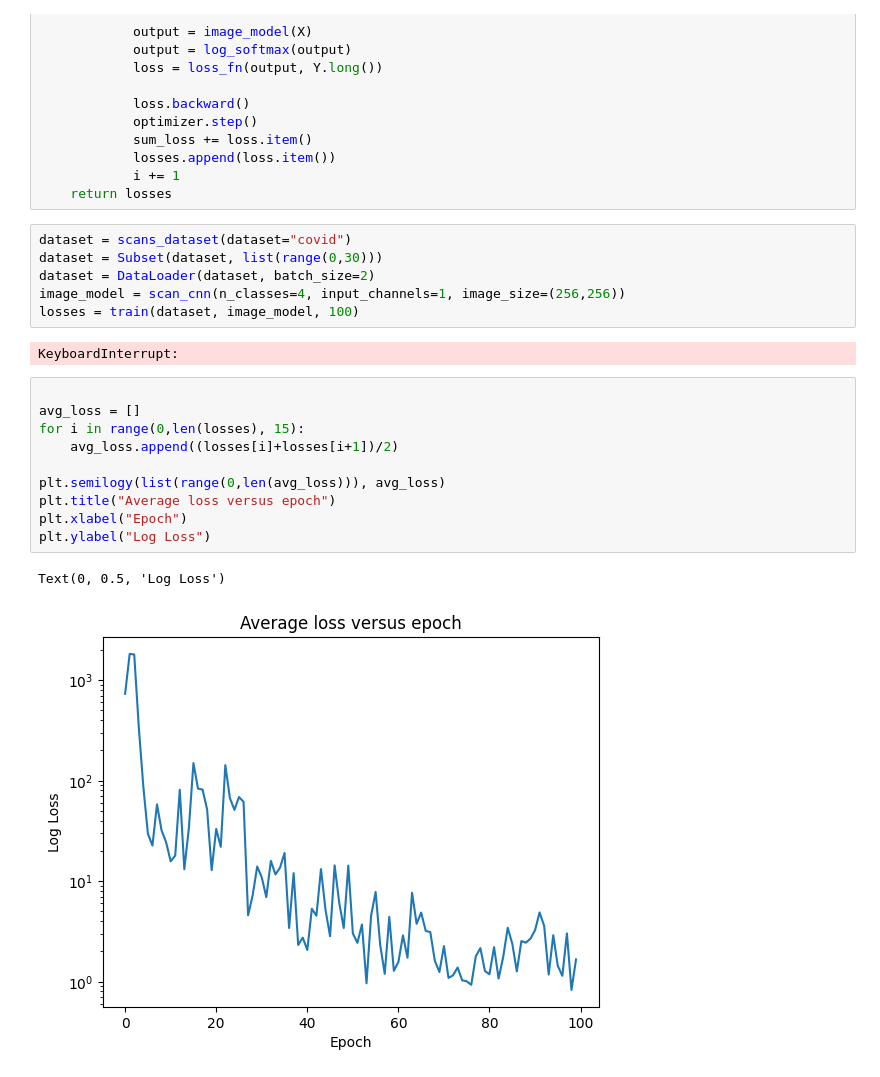
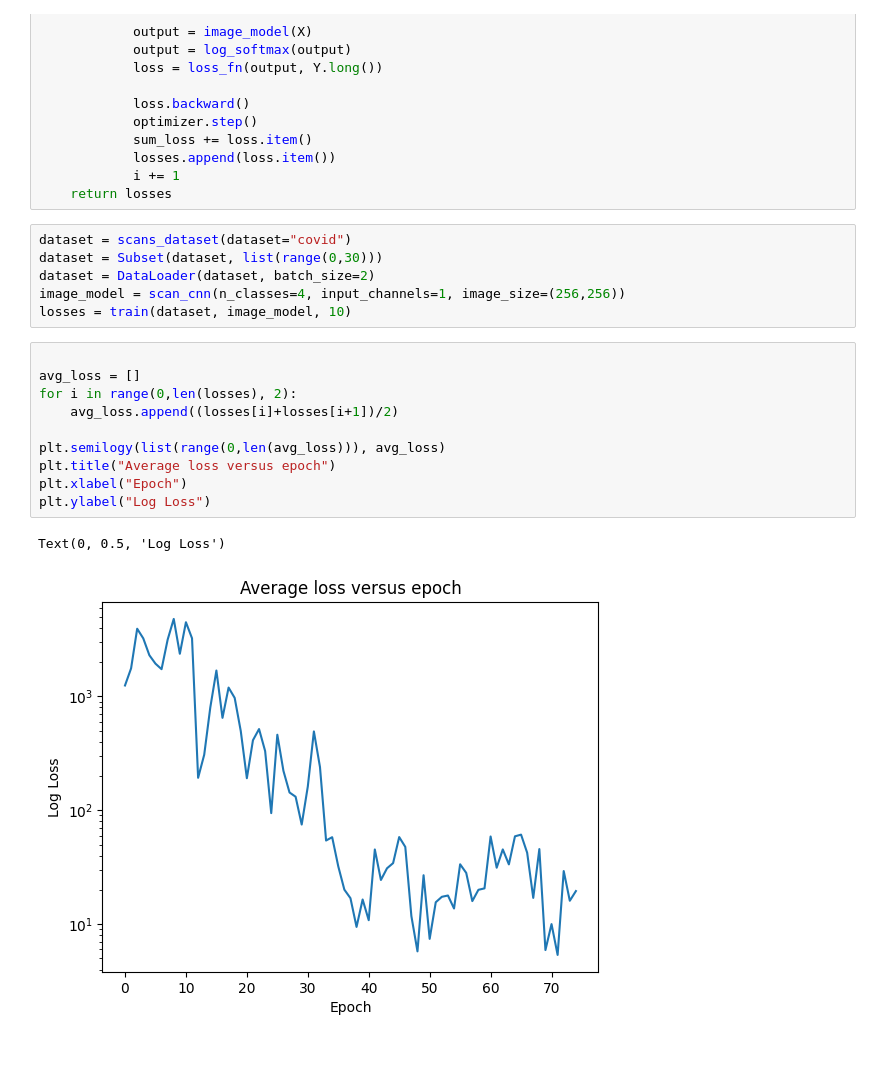
Before and after one commit to kelsbr123/advanced_ml_project, a Jupyter notebook: main_notebook.ipynb, the cells around one changed output. Drawn from its saved outputs; the diff is of its cells as text.

```diff
--- a/main_notebook.ipynb
+++ b/main_notebook.ipynb
@@ -216,19 +216,17 @@ dataset = scans_dataset(dataset="covid")
 dataset = Subset(dataset, list(range(0,30)))
 dataset = DataLoader(dataset, batch_size=2)
 image_model = scan_cnn(n_classes=4, input_channels=1, image_size=(256,256))
-losses = train(dataset, image_model, 100)
+losses = train(dataset, image_model, 10)
-# %% [output]
-KeyboardInterrupt:
 # %%
 
 avg_loss = []
-for i in range(0,len(losses), 15):
+for i in range(0,len(losses), 2):
     avg_loss.append((losses[i]+losses[i+1])/2)
 
 plt.semilogy(list(range(0,len(avg_loss))), avg_loss)
 plt.title("Average loss versus epoch")
 plt.xlabel("Epoch")
 plt.ylabel("Log Loss")
 # %% [output]
 Text(0, 0.5, 'Log Loss')
-[figure, old version]
+[figure, new version]
```
Also changed, not shown: 1 other file.
